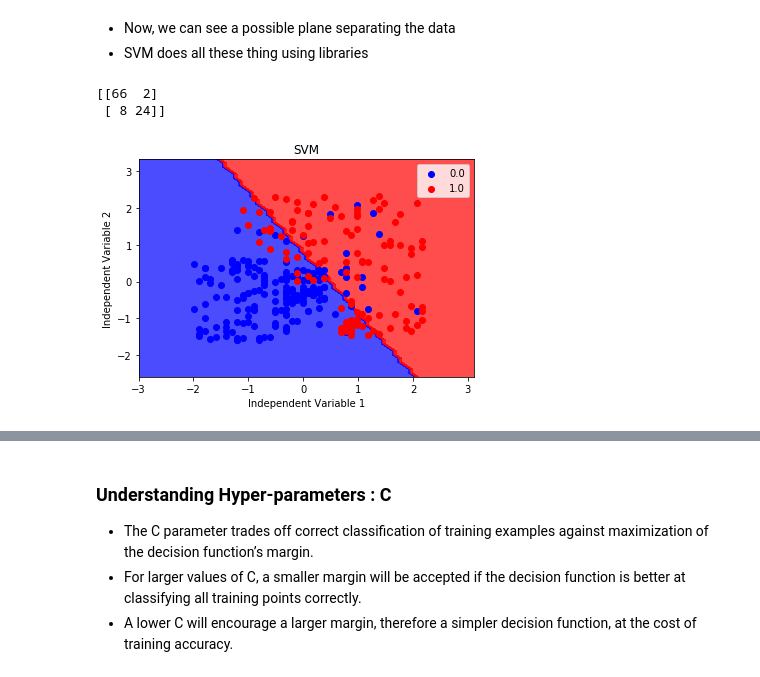
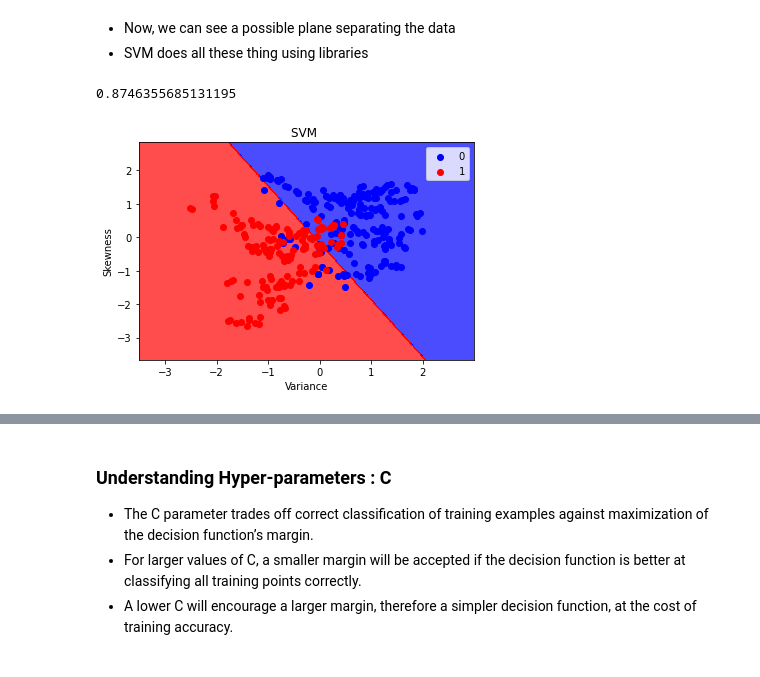
Before and after one commit to bansalrishi/MachineLearningWithPython_UD, a Jupyter notebook: 03. Support Vector Machines.ipynb, the cells around one changed output, grey strips where cells are left out. Drawn from its saved outputs; the diff is of its cells as text; code cells hidden in the pictures.

```diff
--- a/03. Support Vector Machines.ipynb
+++ b/03. Support Vector Machines.ipynb
@@ -92,80 +92,77 @@ ax.scatter3D(xs=Z[:,0],ys=Z[:,1],zs=Z[:,2],c=y)
 * Now, we can see a possible plane separating the data
 * SVM does all these thing using libraries
 # %%
-import numpy as np
+# -*- coding: utf-8 -*-
+
+# Import libraries
 import matplotlib.pyplot as plt
 import pandas as pd
 
-# Importing the dataset
-dataset = pd.read_csv('Data/Classification/Social_Network_Ads.csv')
-X = dataset.iloc[:, [2, 3]].values
+# Import dataset
+dataset = pd.read_csv('Data/Classification/BankNote_Authentication.csv')
+
+X = dataset.iloc[:, [0,1]].values
 y = dataset.iloc[:, 4].values
-X = X.astype(float)
-y = y.astype(float)
 
-# Splitting the dataset
 from sklearn.model_selection import train_test_split
 X_train, X_test, y_train, y_test = train_test_split(X, y, test_size = 0.25, random_state = 0)
 
-# Feature Scaling(Standardization)
 from sklearn.preprocessing import StandardScaler
-sc = StandardScaler()
-X_train = sc.fit_transform(X_train)
-X_test = sc.transform(X_test)
+sc_X = StandardScaler()
+X_train = sc_X.fit_transform(X_train)
+X_test = sc_X.transform(X_test)
 
-# Fitting SVM to the Training set
+# SVM
 from sklearn.svm import SVC
-classifier = SVC(kernel = 'linear', random_state = 0)
-classifier.fit(X_train, y_train)
+scm_class = SVC(kernel = 'linear', random_state = 0)
+scm_class.fit(X_train, y_train)
 
-# Predicting the results on Test set
-y_pred = classifier.predict(X_test)
+pred_test = scm_class.predict(X_test)
 
-# Creating the Confusion Matrix
-from sklearn.metrics import confusion_matrix
-cm = confusion_matrix(y_test, y_pred)
+from sklearn.metrics import accuracy_score
 
-print(cm)
+test_accuracy = accuracy_score(y_test, pred_test)
 
 
-# Visualising the Training set results
+print(test_accuracy)
+
 from matplotlib.colors import ListedColormap
+import numpy as np
 #Define Variables
-clf = classifier
-h = 0.1
-X_plot, z_plot = X_train, y_train
+clf = scm_class
+h = 0.01
+X_plot, z_plot = X_test, y_test
 
-#Template for all Regression
+#Standard Template to draw graph
 x_min, x_max = X_plot[:, 0].min() - 1, X_plot[:, 0].max() + 1
 y_min, y_max = X_plot[:, 1].min() - 1, X_plot[:, 1].max() + 1
 xx, yy = np.meshgrid(np.arange(x_min, x_max, h),
                      np.arange(y_min, y_max, h))
 
 
 # Plot the decision boundary. For that, we will assign a color to each
 # point in the mesh
 Z = clf.predict(np.array([xx.ravel(), yy.ravel()]).T)
 Z = Z.reshape(xx.shape)
 plt.contourf(xx, yy, Z,
              alpha = 0.7, cmap = ListedColormap(('blue', 'red')))
 
 
 for i, j in enumerate(np.unique(z_plot)):
     plt.scatter(X_plot[z_plot == j, 0], X_plot[z_plot == j, 1],
                 c = ['blue', 'red'][i], cmap = ListedColormap(('blue', 'red')), label = j)
    #X[:, 0], X[:, 1]
 plt.xlim(xx.min(), xx.max())
 plt.ylim(yy.min(), yy.max())
-plt.title('SVM')
-plt.xlabel('Independent Variable 1')
-plt.ylabel('Independent Variable 2')
+plt.title('SVM ')
+plt.xlabel('Variance')
+plt.ylabel('Skewness')
 plt.legend()
 
 plt.show()
 # %% [output]
-[[66  2]
- [ 8 24]]
+0.8746355685131195
-[figure, old version]
+[figure, new version]
 # %% [markdown]
 #### RBF Kernel
 * As we see in the above example, linear or polynomial decision boundery cannot separate classes
```
Also changed, not shown: parts of 2 cells of this notebook, 1 other file.
